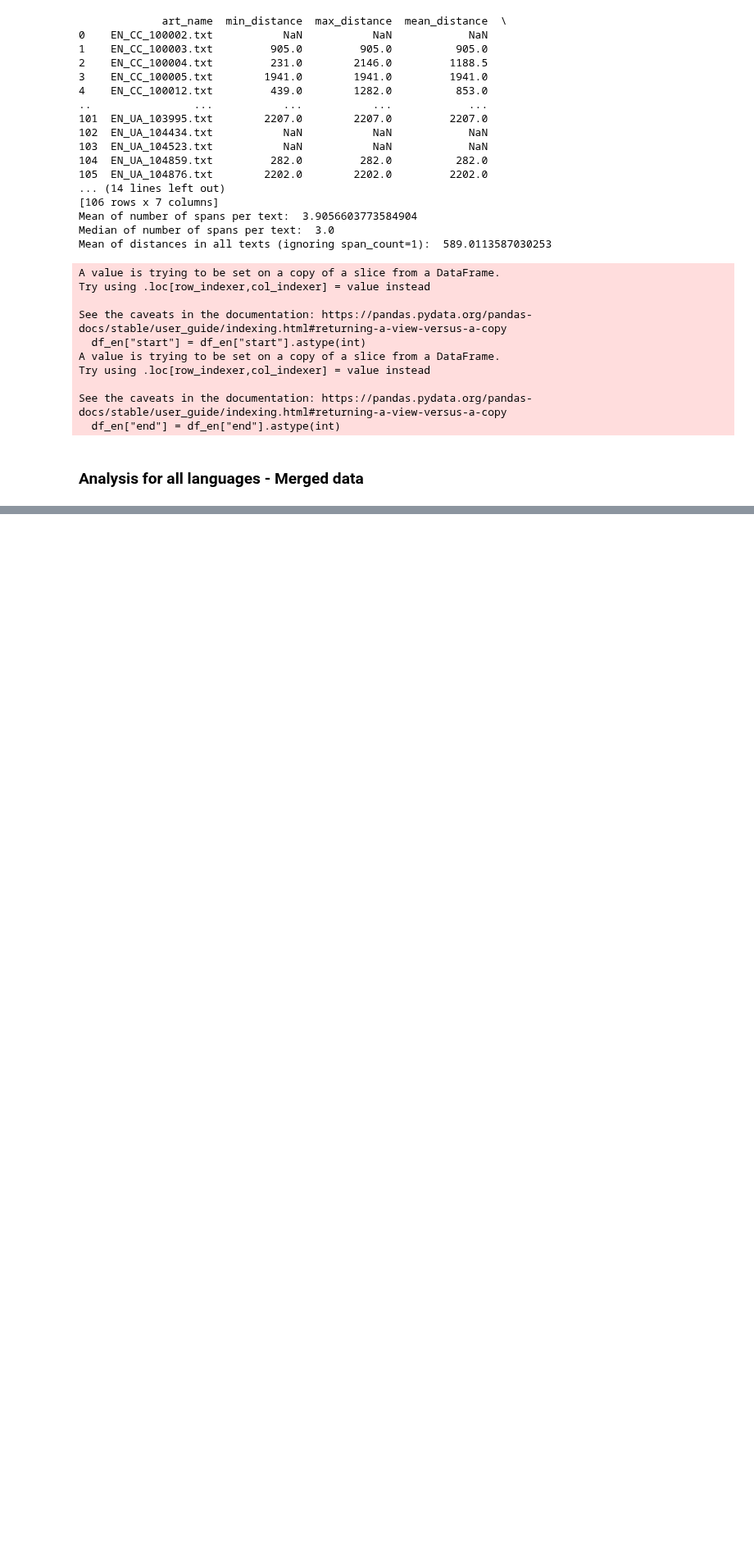
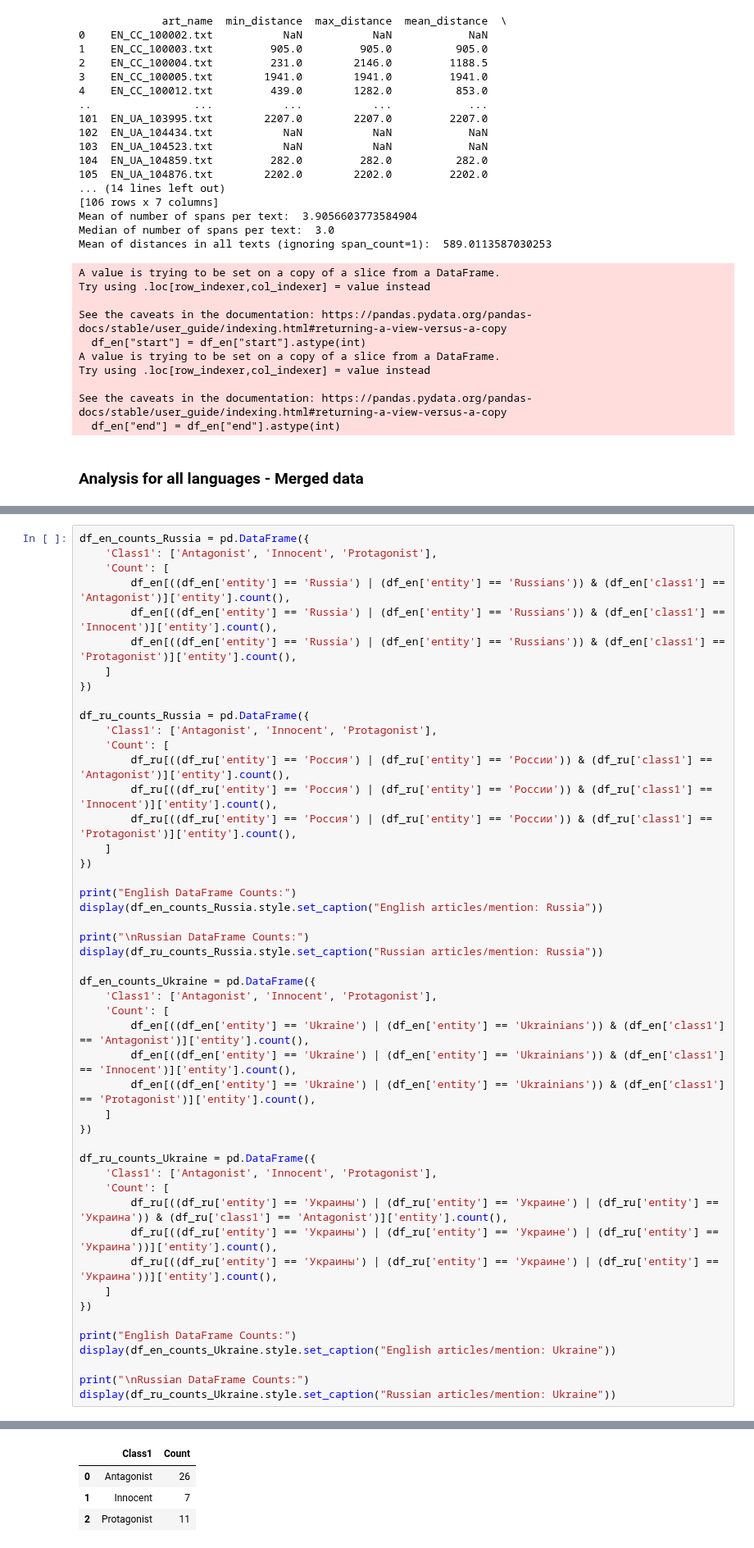
Before and after one commit to Matija-Kukic/semeval2025-t10, a Jupyter notebook: PreProcess_and_EDA/sub1_EDA.ipynb, the cells around one changed output, grey strips where cells are left out. Shown at 82% size. Saved outputs shown, nothing was run; the diff lists cells and outputs as text; blank space fills up the shorter version.

```diff
--- a/PreProcess_and_EDA/sub1_EDA.ipynb
+++ b/PreProcess_and_EDA/sub1_EDA.ipynb
@@ -427,0 +431,49 @@ TO DO: exploration for NEs like Russia, Ukraine, ... does the article language i
+# %%
+df_en_counts_Russia = pd.DataFrame({
+    'Class1': ['Antagonist', 'Innocent', 'Protagonist'],
+    'Count': [
+        df_en[((df_en['entity'] == 'Russia') | (df_en['entity'] == 'Russians')) & (df_en['class1'] == 'Antagonist')]['entity'].count(),
+        df_en[((df_en['entity'] == 'Russia') | (df_en['entity'] == 'Russians')) & (df_en['class1'] == 'Innocent')]['entity'].count(),
+        df_en[((df_en['entity'] == 'Russia') | (df_en['entity'] == 'Russians')) & (df_en['class1'] == 'Protagonist')]['entity'].count(),
+    ]
+})
+
+df_ru_counts_Russia = pd.DataFrame({
+    'Class1': ['Antagonist', 'Innocent', 'Protagonist'],
+    'Count': [
+        df_ru[((df_ru['entity'] == 'Россия') | (df_ru['entity'] == 'России')) & (df_ru['class1'] == 'Antagonist')]['entity'].count(),
+        df_ru[((df_ru['entity'] == 'Россия') | (df_ru['entity'] == 'России')) & (df_ru['class1'] == 'Innocent')]['entity'].count(),
+        df_ru[((df_ru['entity'] == 'Россия') | (df_ru['entity'] == 'России')) & (df_ru['class1'] == 'Protagonist')]['entity'].count(),
+    ]
+})
+
+print("English DataFrame Counts:")
+display(df_en_counts_Russia.style.set_caption("English articles/mention: Russia"))
+
+print("\nRussian DataFrame Counts:")
+display(df_ru_counts_Russia.style.set_caption("Russian articles/mention: Russia"))
+
+df_en_counts_Ukraine = pd.DataFrame({
+    'Class1': ['Antagonist', 'Innocent', 'Protagonist'],
+    'Count': [
+        df_en[((df_en['entity'] == 'Ukraine') | (df_en['entity'] == 'Ukrainians')) & (df_en['class1'] == 'Antagonist')]['entity'].count(),
+        df_en[((df_en['entity'] == 'Ukraine') | (df_en['entity'] == 'Ukrainians')) & (df_en['class1'] == 'Innocent')]['entity'].count(),
+        df_en[((df_en['entity'] == 'Ukraine') | (df_en['entity'] == 'Ukrainians')) & (df_en['class1'] == 'Protagonist')]['entity'].count(),
+    ]
+})
+
+df_ru_counts_Ukraine = pd.DataFrame({
+    'Class1': ['Antagonist', 'Innocent', 'Protagonist'],
+    'Count': [
+        df_ru[((df_ru['entity'] == 'Украины') | (df_ru['entity'] == 'Украине') | (df_ru['entity'] == 'Украина')) & (df_ru['class1'] == 'Antagonist')]['entity'].count(),
+        df_ru[((df_ru['entity'] == 'Украины') | (df_ru['entity'] == 'Украине') | (df_ru['entity'] == 'Украина'))]['entity'].count(),
+        df_ru[((df_ru['entity'] == 'Украины') | (df_ru['entity'] == 'Украине') | (df_ru['entity'] == 'Украина'))]['entity'].count(),
+    ]
+})
+
+print("English DataFrame Counts:")
+display(df_en_counts_Ukraine.style.set_caption("English articles/mention: Ukraine"))
+
+print("\nRussian DataFrame Counts:")
+display(df_ru_counts_Ukraine.style.set_caption("Russian articles/mention: Ukraine"))
+# %% [output]
@@ -427,0 +482,4 @@ TO DO: exploration for NEs like Russia, Ukraine, ... does the article language i
+|  | Class1 | Count |
+| 0 | Antagonist | 26 |
+| 1 | Innocent | 7 |
+| 2 | Protagonist | 11 |
```
Also changed, not shown: parts of 3 cells of this notebook.
